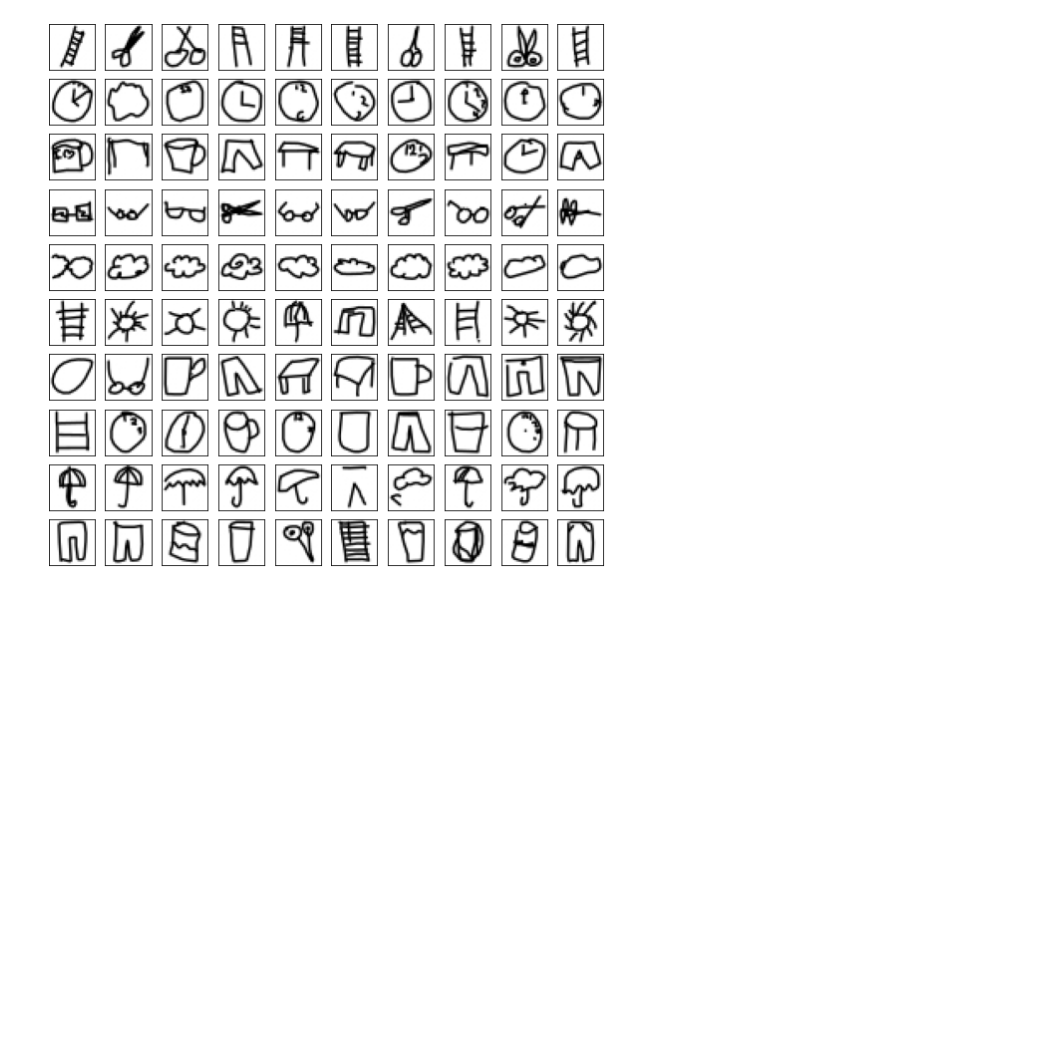
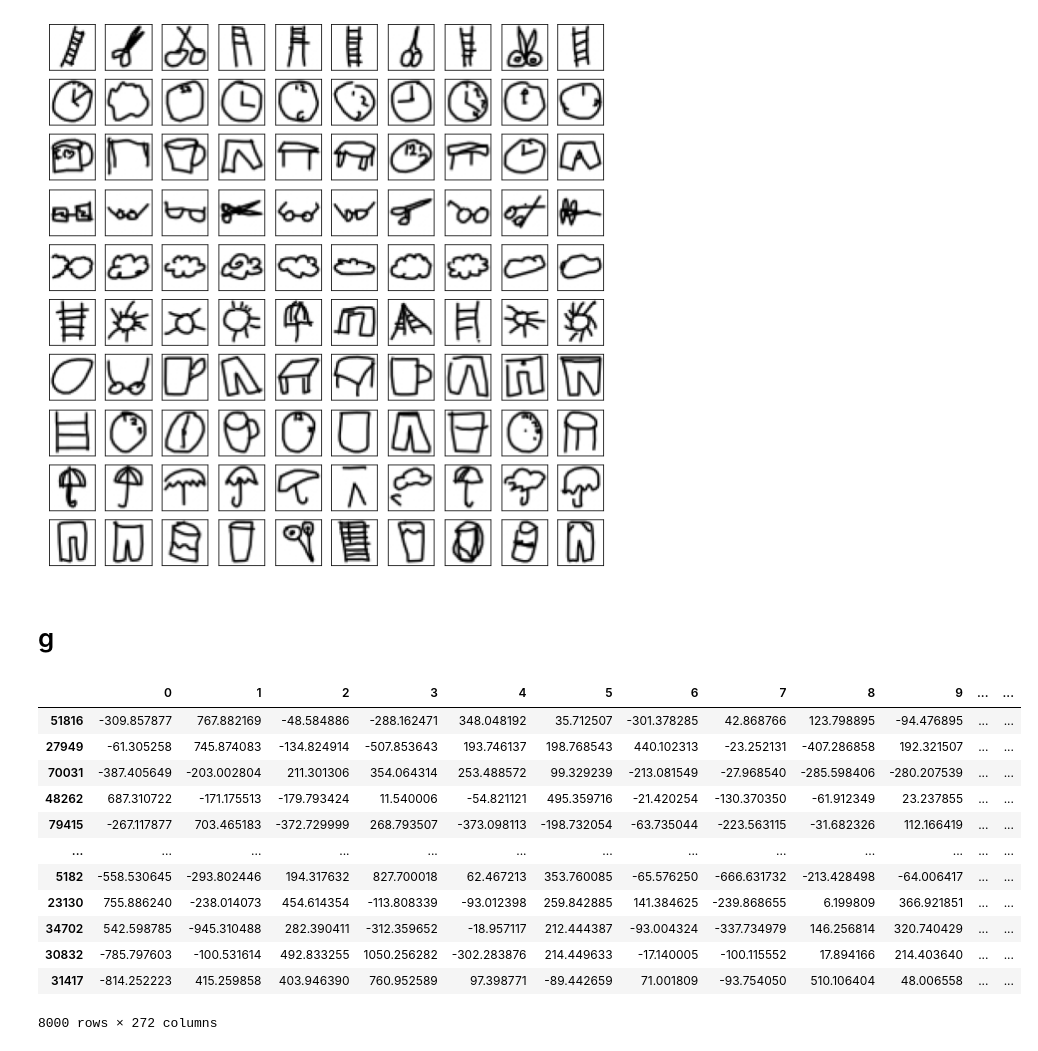
Before and after one commit to AUT-Student/SPR-HW4, a Jupyter notebook: P4/P4.ipynb, the cells around one changed output. Drawn from its saved outputs; the diff is of its cells as text; code cells hidden in the pictures; blank space fills up the shorter version.

```diff
--- a/P4/P4.ipynb
+++ b/P4/P4.ipynb
@@ -420,3 +420,21 @@ fig.set_size_inches(10,10)
 plt.show()
 # %% [output]
 [figure]
+# %% [markdown]
+# g
+# %%
+C
+# %% [output]
+|  | 0 | 1 | 2 | 3 | 4 | 5 | 6 | 7 | 8 | 9 | ... | ... |
+| 51816 | -309.857877 | 767.882169 | -48.584886 | -288.162471 | 348.048192 | 35.712507 | -301.378285 | 42.868766 | 123.798895 | -94.476895 | ... | ... |
+| 27949 | -61.305258 | 745.874083 | -134.824914 | -507.853643 | 193.746137 | 198.768543 | 440.102313 | -23.252131 | -407.286858 | 192.321507 | ... | ... |
+| 70031 | -387.405649 | -203.002804 | 211.301306 | 354.064314 | 253.488572 | 99.329239 | -213.081549 | -27.968540 | -285.598406 | -280.207539 | ... | ... |
+| 48262 | 687.310722 | -171.175513 | -179.793424 | 11.540006 | -54.821121 | 495.359716 | -21.420254 | -130.370350 | -61.912349 | 23.237855 | ... | ... |
+| 79415 | -267.117877 | 703.465183 | -372.729999 | 268.793507 | -373.098113 | -198.732054 | -63.735044 | -223.563115 | -31.682326 | 112.166419 | ... | ... |
+| ... | ... | ... | ... | ... | ... | ... | ... | ... | ... | ... | ... | ... |
+| 5182 | -558.530645 | -293.802446 | 194.317632 | 827.700018 | 62.467213 | 353.760085 | -65.576250 | -666.631732 | -213.428498 | -64.006417 | ... | ... |
+| 23130 | 755.886240 | -238.014073 | 454.614354 | -113.808339 | -93.012398 | 259.842885 | 141.384625 | -239.868655 | 6.199809 | 366.921851 | ... | ... |
+| 34702 | 542.598785 | -945.310488 | 282.390411 | -312.359652 | -18.957117 | 212.444387 | -93.004324 | -337.734979 | 146.256814 | 320.740429 | ... | ... |
+| 30832 | -785.797603 | -100.531614 | 492.833255 | 1050.256282 | -302.283876 | 214.449633 | -17.140005 | -100.115552 | 17.894166 | 214.403640 | ... | ... |
+| 31417 | -814.252223 | 415.259858 | 403.946390 | 760.952589 | 97.398771 | -89.442659 | 71.001809 | -93.754050 | 510.106404 | 48.006558 | ... | ... |
+8000 rows × 272 columns
```
Also changed, not shown: parts of 2 cells of this notebook, 1 other file.
